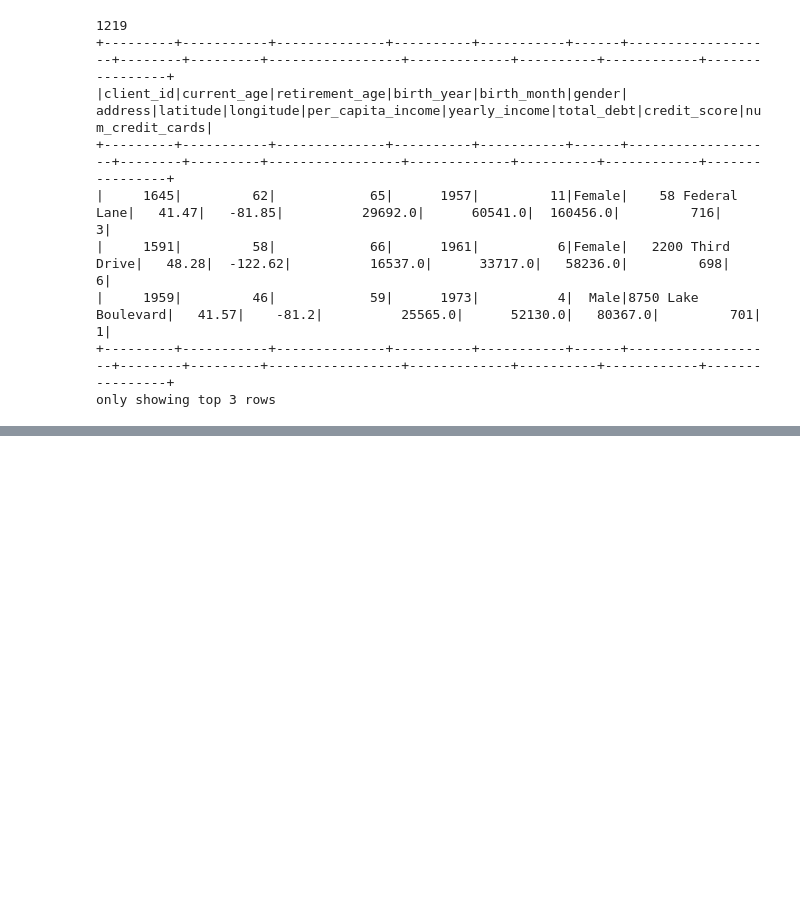
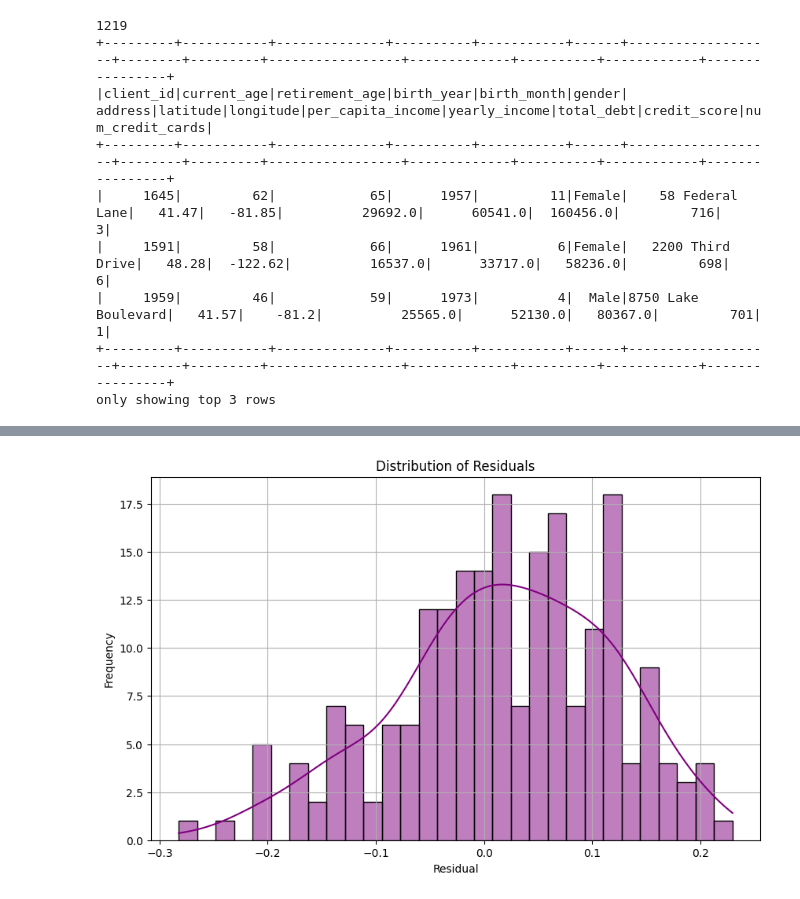
Before and after one commit to Sara-Gamal12/Transaction-Classification-and-Analysis, a Jupyter notebook: Users EDA.ipynb, the cells around one changed output, grey strips where cells are left out. Drawn from its saved outputs; the diff is of its cells as text; code cells hidden in the pictures; blank space fills up the shorter version.

```diff
--- a/Users EDA.ipynb
+++ b/Users EDA.ipynb
@@ -285,0 +344,11 @@ plt.show()
+# %%
+# Plot 2: Distribution of Residuals
+plt.figure(figsize=(10, 6))
+sns.histplot(residuals_pd["residual"], kde=True, bins=30, color='purple')
+plt.title("Distribution of Residuals")
+plt.xlabel("Residual")
+plt.ylabel("Frequency")
+plt.grid(True)
+plt.show()
+# %% [output]
+[figure, added]
```
Also changed, not shown: parts of 22 cells of this notebook.
